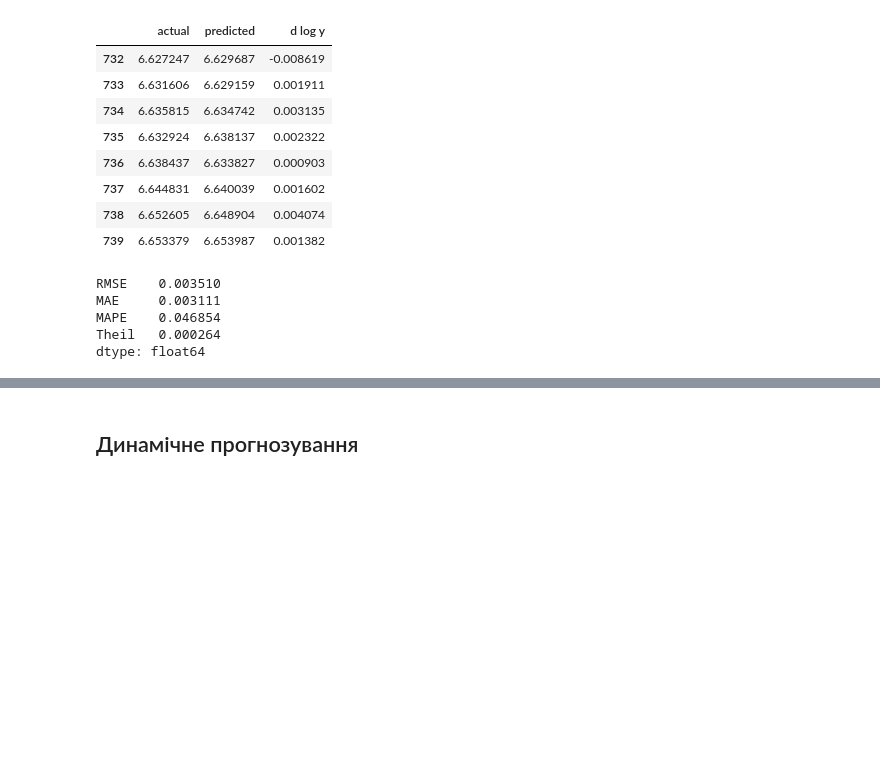
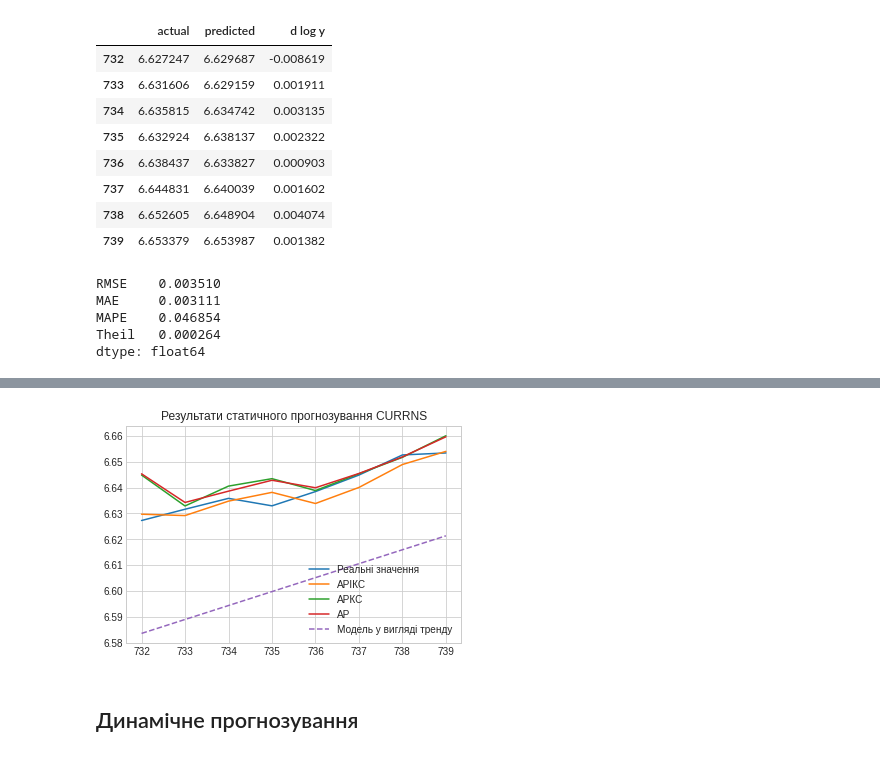
Before and after one commit to andrii0yerko/timeseries_iasa, a Jupyter notebook: lab4.ipynb, the cells around one changed output, grey strips where cells are left out. Cells and saved outputs as stored; diff of their text form; code cells hidden in the pictures; blank space fills up the shorter version.

```diff
--- a/lab4.ipynb
+++ b/lab4.ipynb
@@ -659,3 +757,8 @@ MAE     0.003111
 MAPE    0.046854
 Theil   0.000264
 dtype: float64
+# %%
+# АРКС
+pred_arma = ARIMA_forecast(8, 'static', CURRNS_train_log, model_params, d=0, test_set=CURRNS_test_log)
+display(pd.DataFrame({'actual': CURRNS_test_log, 'predicted': pred_arma}))
+PredictionEstimation(CURRNS_test_log, pred_arma)
@@ -661,0 +780,5 @@ dtype: float64
+# %%
+# АР
+pred_ar = AR_forecast(8, 'static', CURRNS_train_log, test_set=CURRNS_test_log)
+display(pd.DataFrame({'actual': CURRNS_test_log, 'predicted': pred_ar}))
+PredictionEstimation(CURRNS_test_log, pred_ar)
@@ -662,3 +800,13 @@ dtype: float64
+# %%
+plt.title('Результати статичного прогнозування CURRNS')
+CURRNS_test_log.plot(label='Реальні значення')
+pred_arima.plot(label='АРІКС')
+pred_arma.plot(label='АРКС')
+pred_ar.plot(label='АР')
+pred_trend.plot(label='Модель у вигляді тренду', style='--')
+plt.legend();
+# %% [output]
+[figure, added]
 # %% [markdown]
 ## Динамічне прогнозування
 # %% [markdown]
```
Also changed, not shown: parts of 25 cells of this notebook.
